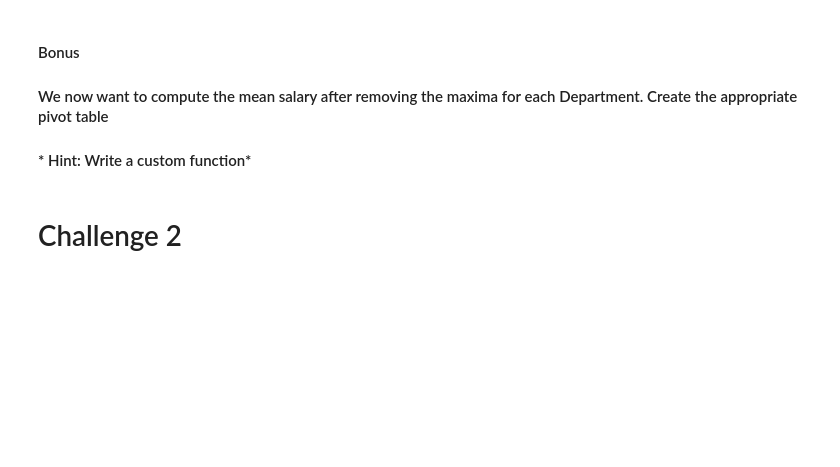
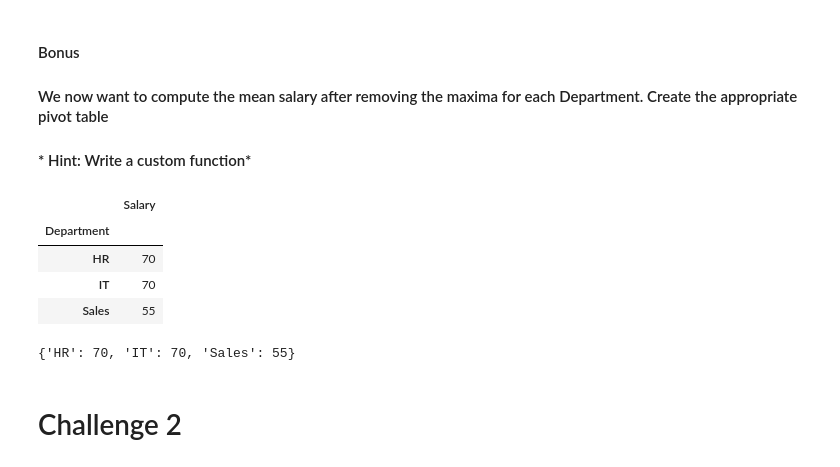
Before and after one commit to ta-data-mexpt/lab-pivot-table-and-correlation, a Jupyter notebook: your_code/main.ipynb, the cells around one changed output. Saved outputs shown, nothing was run; the diff lists cells and outputs as text; code cells hidden in the pictures; blank space fills up the shorter version.

```diff
--- a/your_code/main.ipynb
+++ b/your_code/main.ipynb
@@ -153,3 +149,19 @@ experience_salary[['Years of Experience', 'Mean Salary']]
+# %%
+analisis = employee.pivot_table(index ='Department', values = 'Salary', aggfunc = np.max, fill_value = 'N/A')
+analisis
+# %% [output]
+|  | Salary |
+| Department |  |
+| HR | 70 |
+| IT | 70 |
+| Sales | 55 |
+# %%
+llave = list(analisis.index)
+valor = list(analisis.Salary)
+diccionario = dict(zip(llave, valor))
+diccionario
+# %% [output]
+{'HR': 70, 'IT': 70, 'Sales': 55}
 # %% [markdown]
 # Challenge 2
 # %% [markdown]
```
Also changed, not shown: parts of 3 cells of this notebook, 1 other file.
